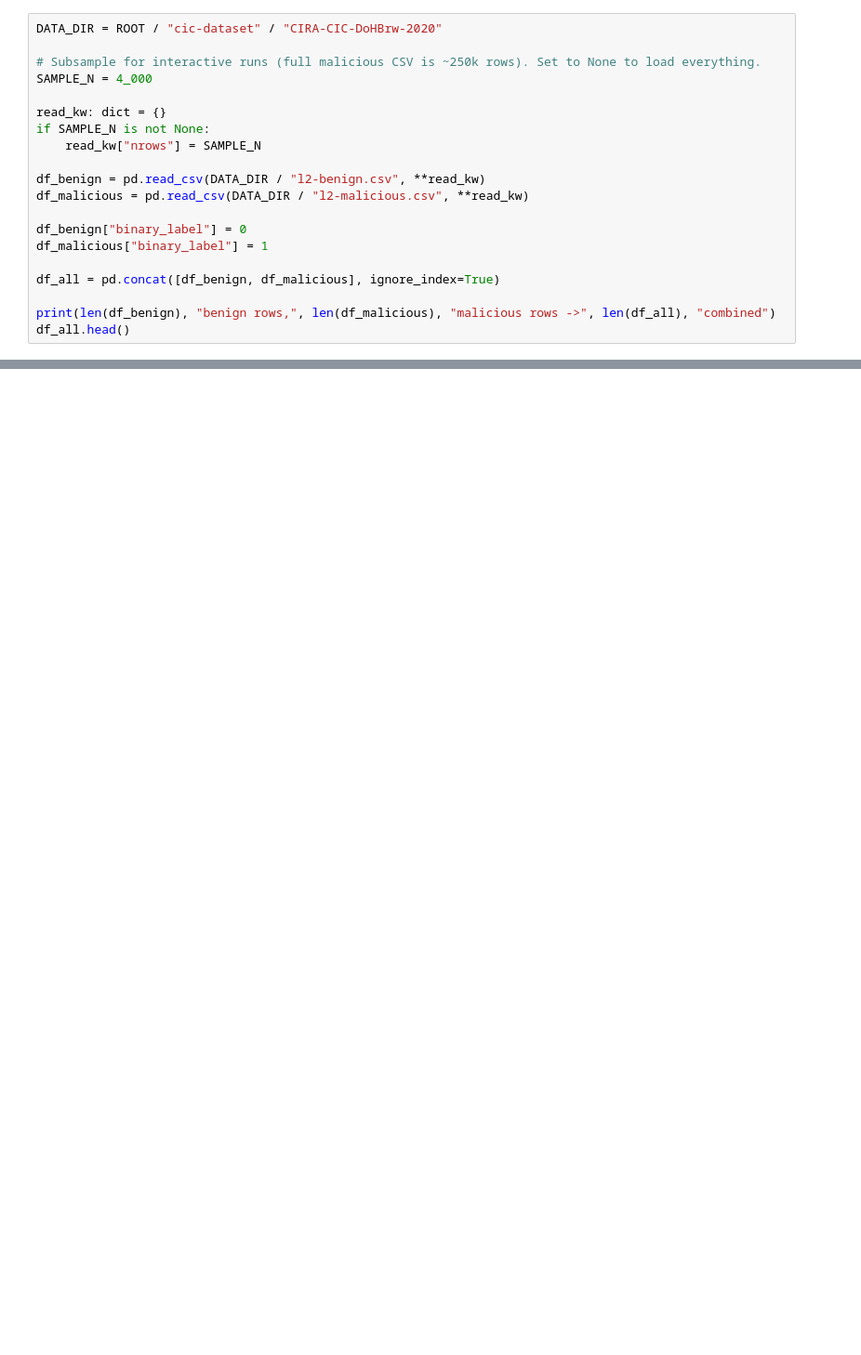
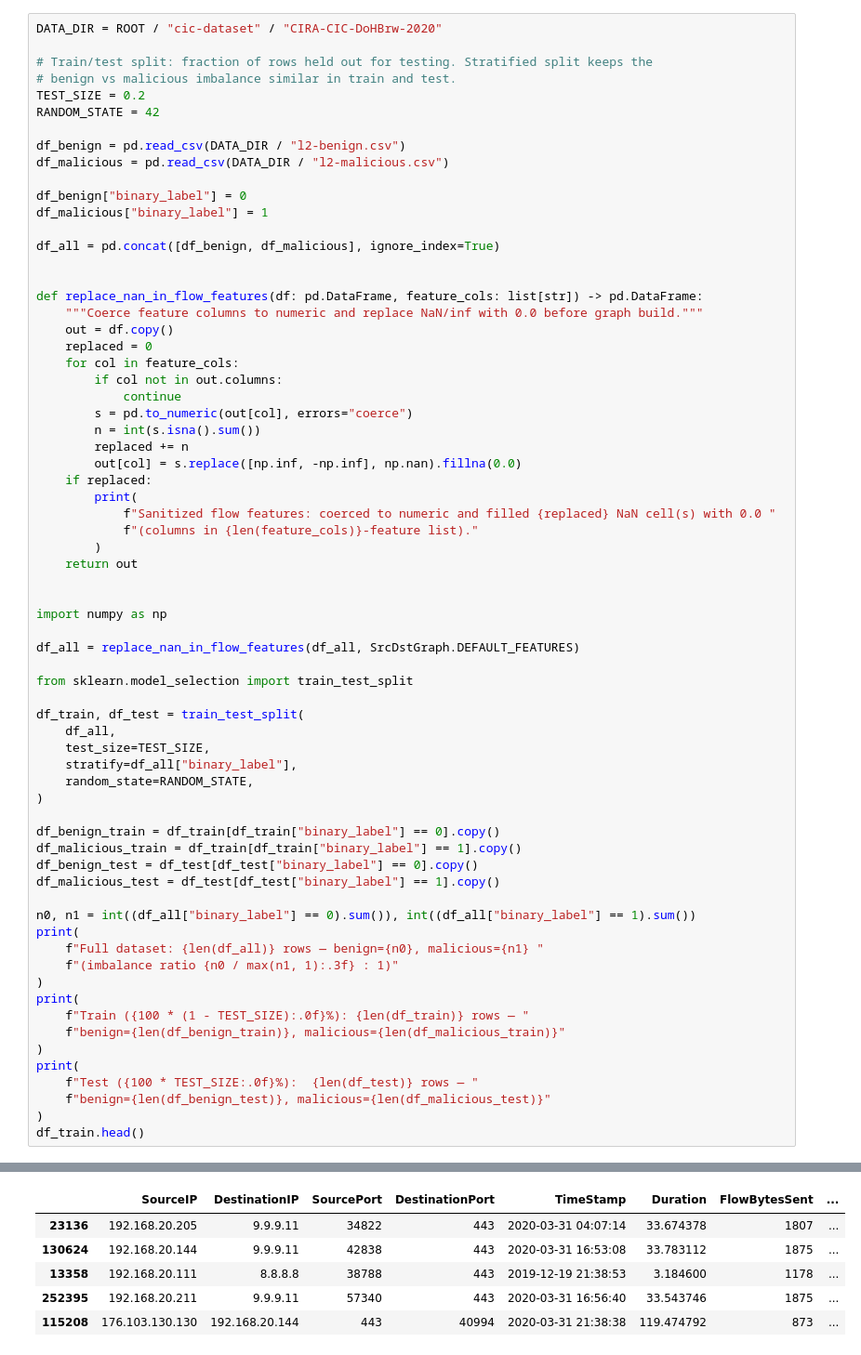
Before and after one commit to sathvikmurli/SGNN_Experiments, a Jupyter notebook: spiking_gnn.ipynb, the cells around one changed output, grey strips where cells are left out. Shown at 93% size. Drawn from its saved outputs; the diff is of its cells as text; blank space fills up the shorter version.

Commit message:
Updated training functions, model archtitectures, graph building process code

```diff
--- a/spiking_gnn.ipynb
+++ b/spiking_gnn.ipynb
@@ -36,20 +58,69 @@ from sgnn.trainers.bin_class_train import (
 # %%
 DATA_DIR = ROOT / "cic-dataset" / "CIRA-CIC-DoHBrw-2020"
 
-# Subsample for interactive runs (full malicious CSV is ~250k rows). Set to None to load everything.
-SAMPLE_N = 4_000
+# Train/test split: fraction of rows held out for testing. Stratified split keeps the
+# benign vs malicious imbalance similar in train and test.
+TEST_SIZE = 0.2
+RANDOM_STATE = 42
 
-read_kw: dict = {}
-if SAMPLE_N is not None:
-    read_kw["nrows"] = SAMPLE_N
-
-df_benign = pd.read_csv(DATA_DIR / "l2-benign.csv", **read_kw)
-df_malicious = pd.read_csv(DATA_DIR / "l2-malicious.csv", **read_kw)
+df_benign = pd.read_csv(DATA_DIR / "l2-benign.csv")
+df_malicious = pd.read_csv(DATA_DIR / "l2-malicious.csv")
 
 df_benign["binary_label"] = 0
 df_malicious["binary_label"] = 1
 
 df_all = pd.concat([df_benign, df_malicious], ignore_index=True)
 
-print(len(df_benign), "benign rows,", len(df_malicious), "malicious rows ->", len(df_all), "combined")
-df_all.head()
+
+def replace_nan_in_flow_features(df: pd.DataFrame, feature_cols: list[str]) -> pd.DataFrame:
+    """Coerce feature columns to numeric and replace NaN/inf with 0.0 before graph build."""
+    out = df.copy()
+    replaced = 0
+    for col in feature_cols:
+        if col not in out.columns:
+            continue
+        s = pd.to_numeric(out[col], errors="coerce")
+        n = int(s.isna().sum())
+        replaced += n
+        out[col] = s.replace([np.inf, -np.inf], np.nan).fillna(0.0)
+    if replaced:
+        print(
+            f"Sanitized flow features: coerced to numeric and filled {replaced} NaN cell(s) with 0.0 "
+            f"(columns in {len(feature_cols)}-feature list)."
+        )
+    return out
+
+
+import numpy as np
+
+df_all = replace_nan_in_flow_features(df_all, SrcDstGraph.DEFAULT_FEATURES)
+
+from sklearn.model_selection import train_test_split
+
+df_train, df_test = train_test_split(
+    df_all,
+    test_size=TEST_SIZE,
+    stratify=df_all["binary_label"],
+    random_state=RANDOM_STATE,
+)
+
+df_benign_train = df_train[df_train["binary_label"] == 0].copy()
+df_malicious_train = df_train[df_train["binary_label"] == 1].copy()
+df_benign_test = df_test[df_test["binary_label"] == 0].copy()
+df_malicious_test = df_test[df_test["binary_label"] == 1].copy()
+
+n0, n1 = int((df_all["binary_label"] == 0).sum()), int((df_all["binary_label"] == 1).sum())
+print(
+    f"Full dataset: {len(df_all)} rows — benign={n0}, malicious={n1} "
+    f"(imbalance ratio {n0 / max(n1, 1):.3f} : 1)"
+)
+print(
+    f"Train ({100 * (1 - TEST_SIZE):.0f}%): {len(df_train)} rows — "
+    f"benign={len(df_benign_train)}, malicious={len(df_malicious_train)}"
+)
+print(
+    f"Test ({100 * TEST_SIZE:.0f}%):  {len(df_test)} rows — "
+    f"benign={len(df_benign_test)}, malicious={len(df_malicious_test)}"
+)
+df_train.head()
+# %% [output]
@@ -55,0 +131,6 @@ df_all.head()
+|  | SourceIP | DestinationIP | SourcePort | DestinationPort | TimeStamp | Duration | FlowBytesSent | ... |
+| 23136 | 192.168.20.205 | 9.9.9.11 | 34822 | 443 | 2020-03-31 04:07:14 | 33.674378 | 1807 | ... |
+| 130624 | 192.168.20.144 | 9.9.9.11 | 42838 | 443 | 2020-03-31 16:53:08 | 33.783112 | 1875 | ... |
+| 13358 | 192.168.20.111 | 8.8.8.8 | 38788 | 443 | 2019-12-19 21:38:53 | 3.184600 | 1178 | ... |
+| 252395 | 192.168.20.211 | 9.9.9.11 | 57340 | 443 | 2020-03-31 16:56:40 | 33.543746 | 1875 | ... |
+| 115208 | 176.103.130.130 | 192.168.20.144 | 443 | 40994 | 2020-03-31 21:38:38 | 119.474792 | 873 | ... |
```
Also changed, not shown: parts of 12 cells of this notebook, 6 other files.
